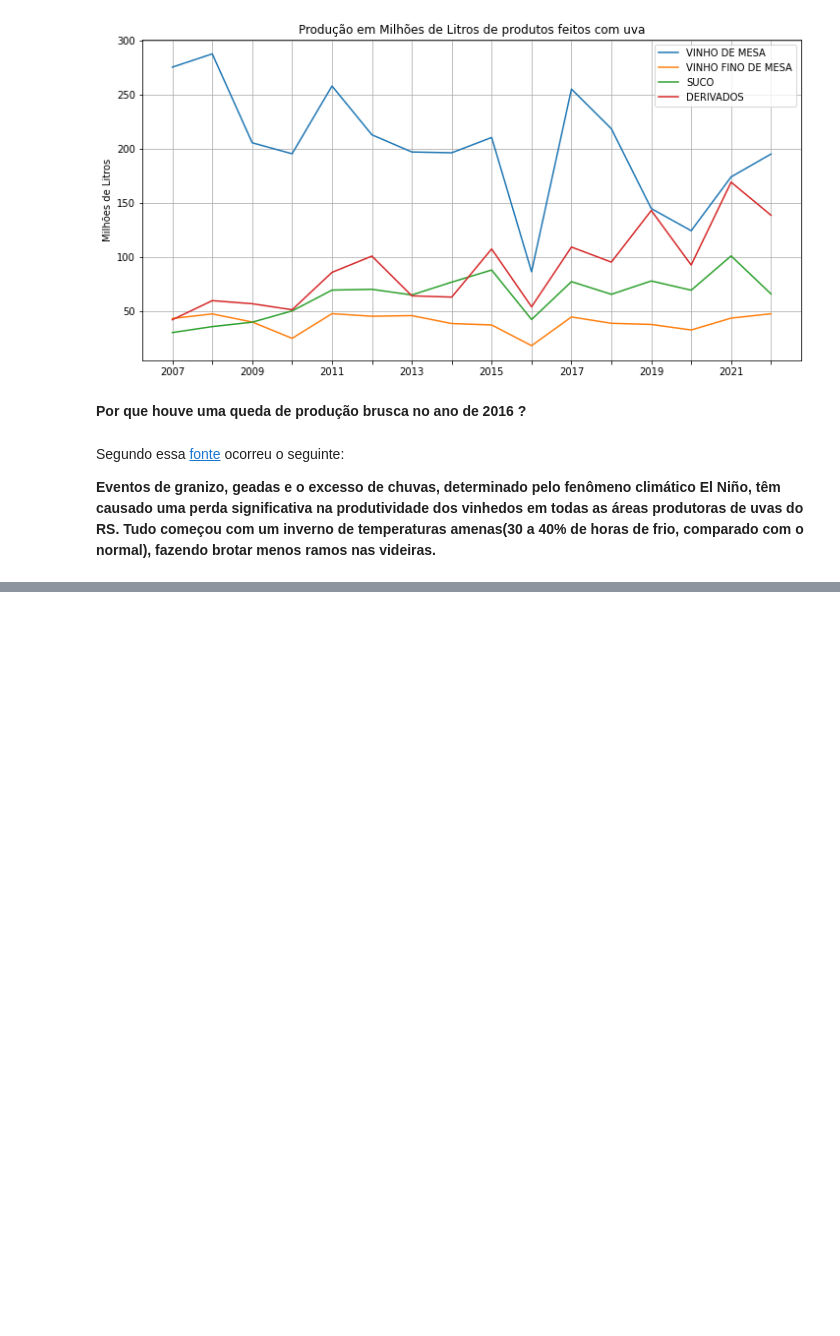
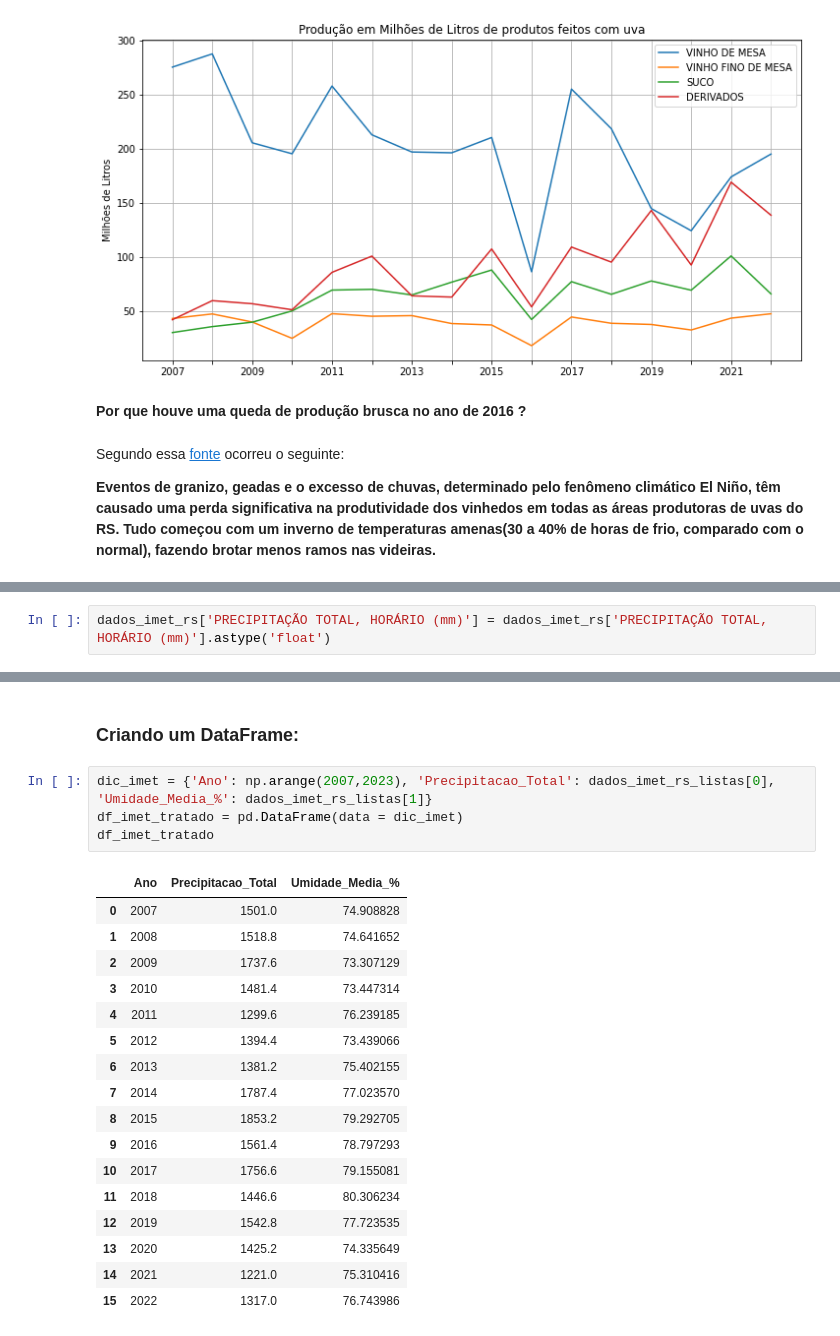
Before and after one commit to mvsampaio98/Data_Science, a Jupyter notebook: Estudos/FIAP/Fase1/Challenge.ipynb, the cells around one changed output, grey strips where cells are left out. Saved outputs shown, nothing was run; the diff lists cells and outputs as text; blank space fills up the shorter version.

```diff
--- a/Estudos/FIAP/Fase1/Challenge.ipynb
+++ b/Estudos/FIAP/Fase1/Challenge.ipynb
@@ -137,0 +188,2 @@ Segundo essa [fonte](https://www.embrapa.br/busca-de-noticias/-/noticia/9103859/
+# %%
+dados_imet_rs['PRECIPITAÇÃO TOTAL, HORÁRIO (mm)'] = dados_imet_rs['PRECIPITAÇÃO TOTAL, HORÁRIO (mm)'].astype('float')
@@ -137,0 +266,24 @@ Segundo essa [fonte](https://www.embrapa.br/busca-de-noticias/-/noticia/9103859/
+# %% [markdown]
+### Criando um DataFrame:
+# %%
+dic_imet = {'Ano': np.arange(2007,2023), 'Precipitacao_Total': dados_imet_rs_listas[0], 'Umidade_Media_%': dados_imet_rs_listas[1]}
+df_imet_tratado = pd.DataFrame(data = dic_imet)
+df_imet_tratado
+# %% [output]
+|  | Ano | Precipitacao_Total | Umidade_Media_% |
+| 0 | 2007 | 1501.0 | 74.908828 |
+| 1 | 2008 | 1518.8 | 74.641652 |
+| 2 | 2009 | 1737.6 | 73.307129 |
+| 3 | 2010 | 1481.4 | 73.447314 |
+| 4 | 2011 | 1299.6 | 76.239185 |
+| 5 | 2012 | 1394.4 | 73.439066 |
+| 6 | 2013 | 1381.2 | 75.402155 |
+| 7 | 2014 | 1787.4 | 77.023570 |
+| 8 | 2015 | 1853.2 | 79.292705 |
+| 9 | 2016 | 1561.4 | 78.797293 |
+| 10 | 2017 | 1756.6 | 79.155081 |
+| 11 | 2018 | 1446.6 | 80.306234 |
+| 12 | 2019 | 1542.8 | 77.723535 |
+| 13 | 2020 | 1425.2 | 74.335649 |
+| 14 | 2021 | 1221.0 | 75.310416 |
+| 15 | 2022 | 1317.0 | 76.743986 |
```
Also changed, not shown: parts of 28 cells of this notebook, 16 other files.
